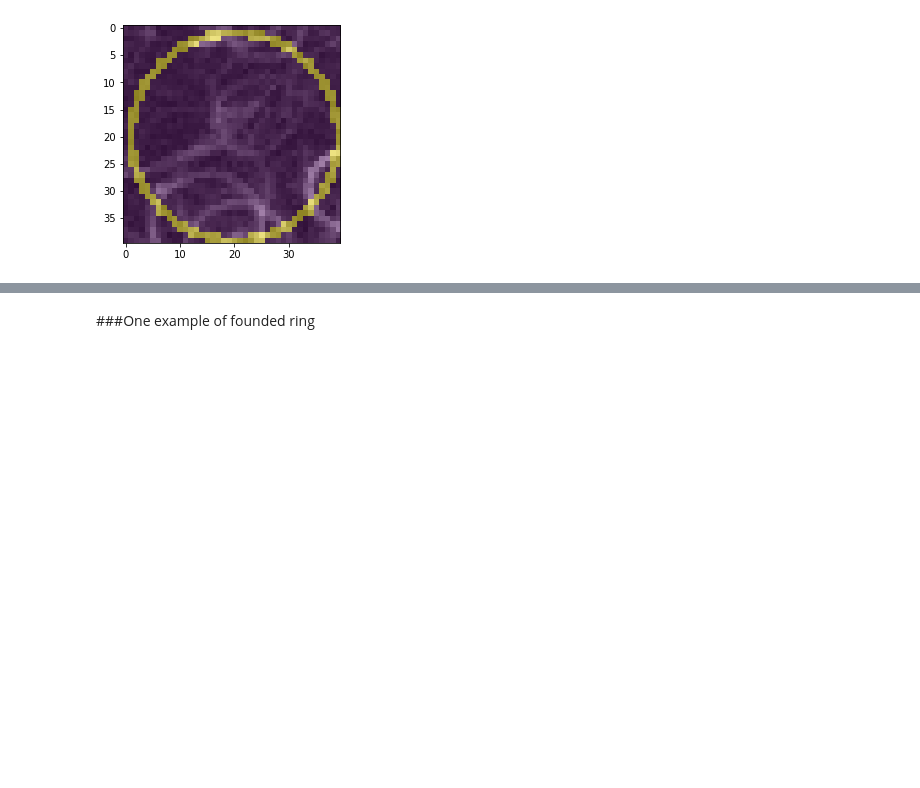
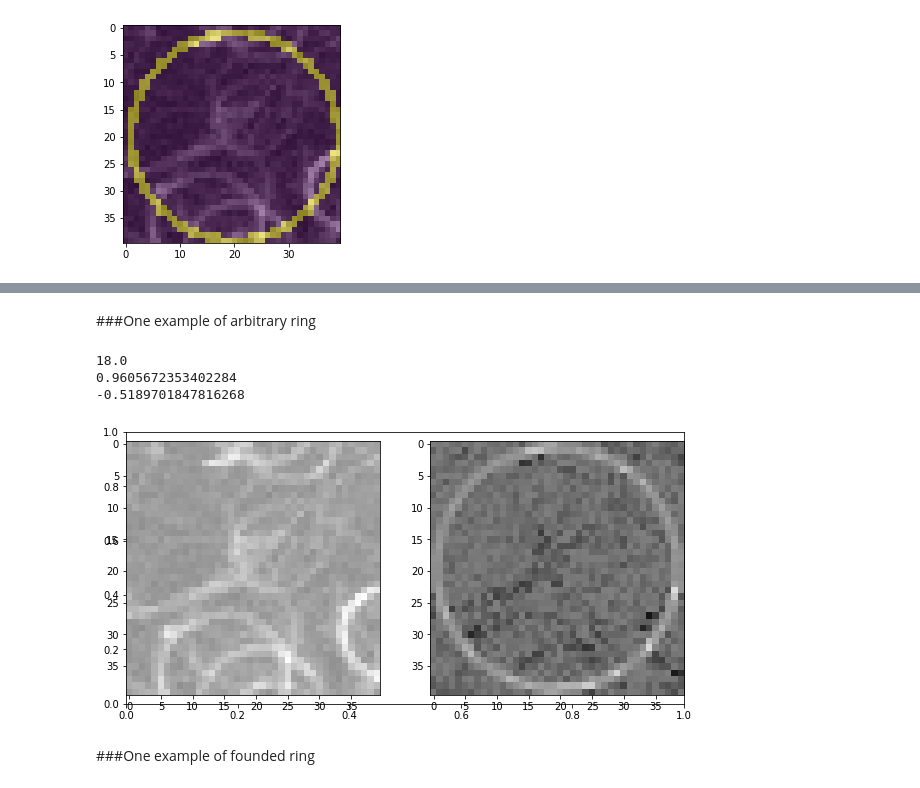
Before and after one commit to andrew-veriga/MathForML, a Jupyter notebook: ConvolutionalCoffieCircles.ipynb, the cells around one changed output, grey strips where cells are left out. Saved outputs shown, nothing was run; the diff lists cells and outputs as text; code cells hidden in the pictures; blank space fills up the shorter version.

```diff
--- a/ConvolutionalCoffieCircles.ipynb
+++ b/ConvolutionalCoffieCircles.ipynb
@@ -69,7 +69,8 @@ print (Image.shape)
 # %%
 firstX=1
 firstY=1
-MaxSize = Image.shape[0]//12
+ImageSize = (48,64) #Image.shape
+MaxSize = 40
 MinSize = 10
 Contrast = .18
 Variance = 0.03
@@ -187,3 +187,27 @@ fig.show()
+# %% [markdown]
+###One example of arbitrary ring
+# %%
+Mask = getFuzzyMask( MaxSize, 1 )
+square = Image[firstY:firstY+MaxSize, firstX:firstX+MaxSize]
+
+#ring visualisation
+#ring visualisation
+fig, ax = plt.subplots(figsize=(10,5))
+ax = fig.add_subplot(1,2,1)
+ax.imshow(square, cmap=plt.get_cmap('gray'), vmin=-1, vmax=1)
+
+ax1=fig.add_subplot(1,2,2)
+#ax1.imshow(square, cmap=plt.get_cmap('gray'), vmin=0, vmax=1)
+#ax1.imshow(Mask,alpha=.5)
+ax1.imshow(np.multiply(square,Mask), cmap=plt.get_cmap('gray'), vmin=-1, vmax=1)
+fig.show()
+print(FuzzyCircleConv(square,Mask)/size**2)
+# print (isCircleFound(square, Mask))
+# %% [output]
+18.0
+0.9605672353402284
+-0.5189701847816268
+[figure, added]
 # %% [markdown]
 ###One example of founded ring
 # %%
```
Also changed, not shown: parts of 8 cells of this notebook.
